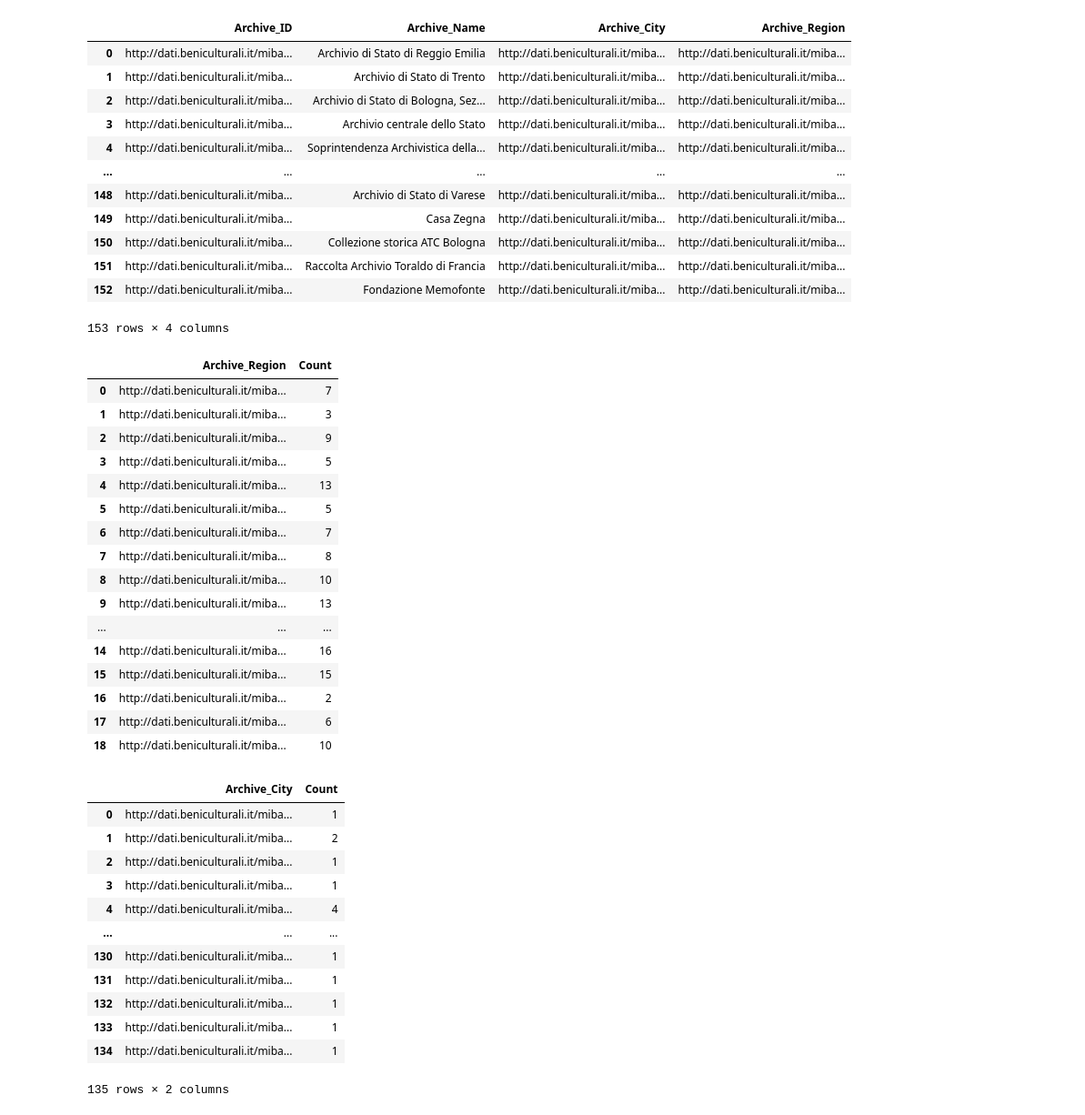
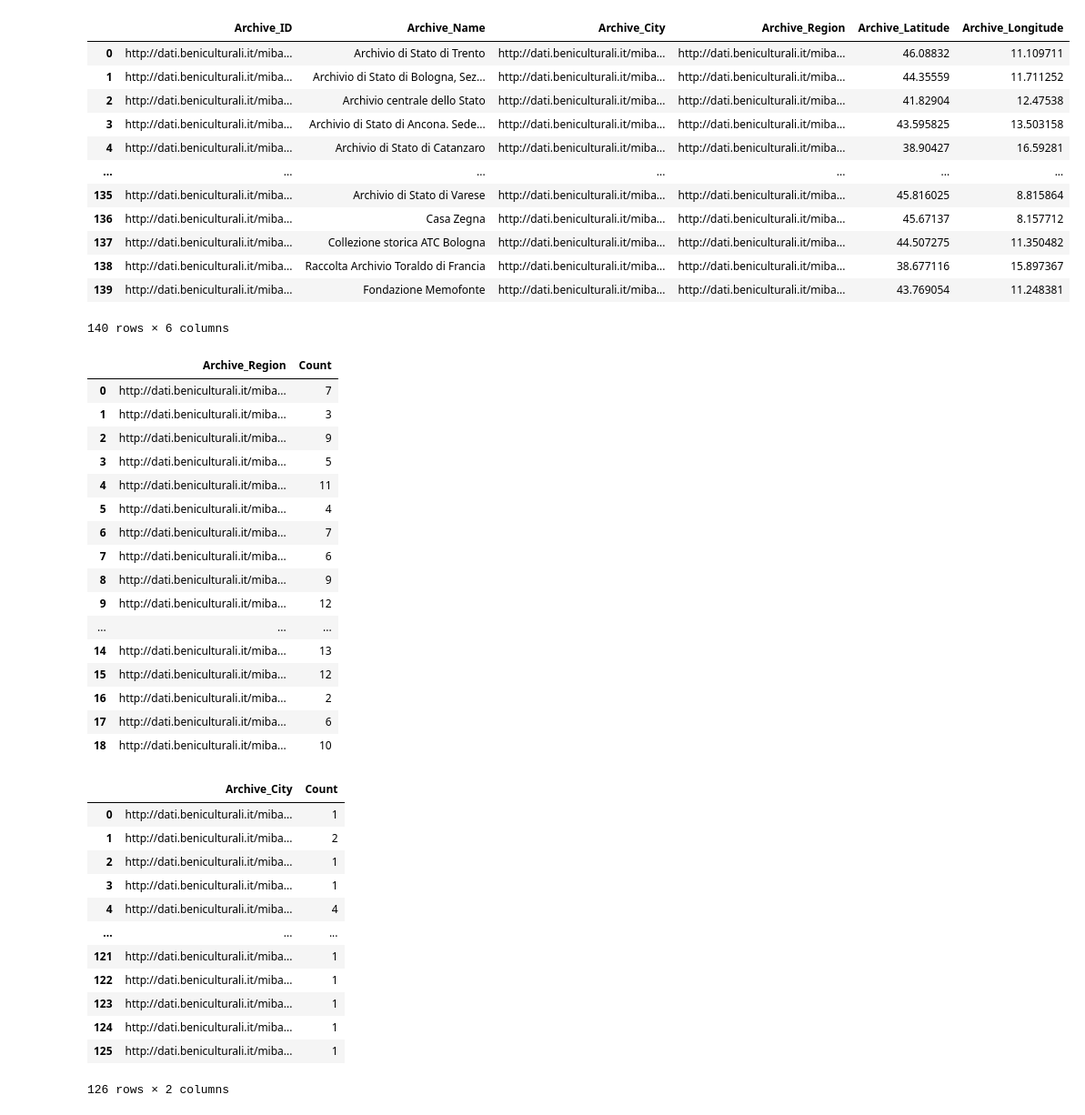
Before and after one commit to alicepicco333/culture4all, a Jupyter notebook: data/Dati_Archivi/luoghi_cultura_explorative_queries - Archives..ipynb, the cells around one changed output. Shown: that part at 91% size. Cells and saved outputs as stored; diff of their text form; code cells hidden in the pictures.

```diff
--- a/data/Dati_Archivi/luoghi_cultura_explorative_queries - Archives..ipynb
+++ b/data/Dati_Archivi/luoghi_cultura_explorative_queries - Archives..ipynb
@@ -20,8 +20,10 @@ PREFIX rdfs: <http://www.w3.org/2000/01/rdf-schema#>
 PREFIX cis: <http://dati.beniculturali.it/cis/>
 PREFIX dc: <http://purl.org/dc/elements/1.1/>
 PREFIX clvapit: <https://w3id.org/italia/onto/CLV/>
+PREFIX geo1: <http://www.w3.org/2003/01/geo/wgs84_pos#>
 
-SELECT ?archive ?archivelabel ?archiveCity ?archiveRegion
+
+SELECT ?archive ?archivelabel ?archiveCity ?archiveRegion ?archiveLatitude ?archiveLongitude
 WHERE {
 
    {
@@ -39,6 +41,8 @@ WHERE {
   ?archiveSite cis:siteAddress ?archiveAddress.
   ?archiveAddress clvapit:hasRegion ?archiveRegion.
   ?archiveAddress clvapit:hasCity ?archiveCity.
+  ?archive geo1:lat ?archiveLatitude.
+  ?archive geo1:long ?archiveLongitude.
 }
 """
 
@@ -49,61 +53,61 @@ results = g.query(query_1)
 
 #Archives Dataframe
 data_Archives = []
 for row in results:
-    data_Archives.append({'Archive_ID': str(row['archive']), 'Archive_Name': str(row['archivelabel']), 'Archive_City': str(row['archiveCity']),'Archive_Region': str(row['archiveRegion']) })
+    data_Archives.append({'Archive_ID': str(row['archive']), 'Archive_Name': str(row['archivelabel']), 'Archive_City': str(row['archiveCity']),'Archive_Region': str(row['archiveRegion']),'Archive_Latitude': str(row['archiveLatitude']), 'Archive_Longitude': str(row['archiveLongitude'])})
 df_archives = pd.DataFrame(data_Archives)
 
 #Dataframes for counting archives by their city and region
 archive_region_counts = df_archives.groupby('Archive_Region').size().reset_index(name='Count')
 archive_city_counts = df_archives.groupby('Archive_City').size().reset_index(name='Count')
 
 #Displaying all dataframes for Archives entities
 display(df_archives)
 display(archive_region_counts)
 display(archive_city_counts)
 
 
 #CSV from all Dataframes for Archives
 csv_file_archives = "Archives_Luoghi_Cultura.csv"
 df_archives.to_csv(csv_file_archives, index=False, encoding='utf-8')
 print(f"Results have been written to {csv_file_archives}")
 
 csv_file_archives_region_count = "Archives_region_count_Luoghi_Cultura.csv"
 archive_region_counts.to_csv(csv_file_archives_region_count, index=False, encoding='utf-8')
 print(f"Results have been written to {csv_file_archives_region_count}")
 
 
 csv_file_archives_city_count = "Archives_city_count_Luoghi_Cultura.csv"
 archive_city_counts.to_csv(csv_file_archives_city_count, index=False, encoding='utf-8')
 print(f"Results have been written to {csv_file_archives_city_count}")
 # %% [output]
-|  | Archive_ID | Archive_Name | Archive_City | Archive_Region |
-| 0 | http://dati.beniculturali.it/miba... | Archivio di Stato di Reggio Emilia | http://dati.beniculturali.it/miba... | http://dati.beniculturali.it/miba... |
-| 1 | http://dati.beniculturali.it/miba... | Archivio di Stato di Trento | http://dati.beniculturali.it/miba... | http://dati.beniculturali.it/miba... |
-| 2 | http://dati.beniculturali.it/miba... | Archivio di Stato di Bologna, Sez... | http://dati.beniculturali.it/miba... | http://dati.beniculturali.it/miba... |
-| 3 | http://dati.beniculturali.it/miba... | Archivio centrale dello Stato | http://dati.beniculturali.it/miba... | http://dati.beniculturali.it/miba... |
-| 4 | http://dati.beniculturali.it/miba... | Soprintendenza Archivistica della... | http://dati.beniculturali.it/miba... | http://dati.beniculturali.it/miba... |
-| ... | ... | ... | ... | ... |
-| 148 | http://dati.beniculturali.it/miba... | Archivio di Stato di Varese | http://dati.beniculturali.it/miba... | http://dati.beniculturali.it/miba... |
-| 149 | http://dati.beniculturali.it/miba... | Casa Zegna | http://dati.beniculturali.it/miba... | http://dati.beniculturali.it/miba... |
-| 150 | http://dati.beniculturali.it/miba... | Collezione storica ATC Bologna | http://dati.beniculturali.it/miba... | http://dati.beniculturali.it/miba... |
-| 151 | http://dati.beniculturali.it/miba... | Raccolta Archivio Toraldo di Francia | http://dati.beniculturali.it/miba... | http://dati.beniculturali.it/miba... |
-| 152 | http://dati.beniculturali.it/miba... | Fondazione Memofonte | http://dati.beniculturali.it/miba... | http://dati.beniculturali.it/miba... |
+|  | Archive_ID | Archive_Name | Archive_City | Archive_Region | Archive_Latitude | Archive_Longitude |
+| 0 | http://dati.beniculturali.it/miba... | Archivio di Stato di Trento | http://dati.beniculturali.it/miba... | http://dati.beniculturali.it/miba... | 46.08832 | 11.109711 |
+| 1 | http://dati.beniculturali.it/miba... | Archivio di Stato di Bologna, Sez... | http://dati.beniculturali.it/miba... | http://dati.beniculturali.it/miba... | 44.35559 | 11.711252 |
+| 2 | http://dati.beniculturali.it/miba... | Archivio centrale dello Stato | http://dati.beniculturali.it/miba... | http://dati.beniculturali.it/miba... | 41.82904 | 12.47538 |
+| 3 | http://dati.beniculturali.it/miba... | Archivio di Stato di Ancona. Sede... | http://dati.beniculturali.it/miba... | http://dati.beniculturali.it/miba... | 43.595825 | 13.503158 |
+| 4 | http://dati.beniculturali.it/miba... | Archivio di Stato di Catanzaro | http://dati.beniculturali.it/miba... | http://dati.beniculturali.it/miba... | 38.90427 | 16.59281 |
+| ... | ... | ... | ... | ... | ... | ... |
+| 135 | http://dati.beniculturali.it/miba... | Archivio di Stato di Varese | http://dati.beniculturali.it/miba... | http://dati.beniculturali.it/miba... | 45.816025 | 8.815864 |
+| 136 | http://dati.beniculturali.it/miba... | Casa Zegna | http://dati.beniculturali.it/miba... | http://dati.beniculturali.it/miba... | 45.67137 | 8.157712 |
+| 137 | http://dati.beniculturali.it/miba... | Collezione storica ATC Bologna | http://dati.beniculturali.it/miba... | http://dati.beniculturali.it/miba... | 44.507275 | 11.350482 |
+| 138 | http://dati.beniculturali.it/miba... | Raccolta Archivio Toraldo di Francia | http://dati.beniculturali.it/miba... | http://dati.beniculturali.it/miba... | 38.677116 | 15.897367 |
+| 139 | http://dati.beniculturali.it/miba... | Fondazione Memofonte | http://dati.beniculturali.it/miba... | http://dati.beniculturali.it/miba... | 43.769054 | 11.248381 |
-153 rows × 4 columns
+140 rows × 6 columns
 |  | Archive_Region | Count |
 | 0 | http://dati.beniculturali.it/miba... | 7 |
 | 1 | http://dati.beniculturali.it/miba... | 3 |
 | 2 | http://dati.beniculturali.it/miba... | 9 |
 | 3 | http://dati.beniculturali.it/miba... | 5 |
-| 4 | http://dati.beniculturali.it/miba... | 13 |
-| 5 | http://dati.beniculturali.it/miba... | 5 |
+| 4 | http://dati.beniculturali.it/miba... | 11 |
+| 5 | http://dati.beniculturali.it/miba... | 4 |
 | 6 | http://dati.beniculturali.it/miba... | 7 |
-| 7 | http://dati.beniculturali.it/miba... | 8 |
-| 8 | http://dati.beniculturali.it/miba... | 10 |
-| 9 | http://dati.beniculturali.it/miba... | 13 |
+| 7 | http://dati.beniculturali.it/miba... | 6 |
+| 8 | http://dati.beniculturali.it/miba... | 9 |
+| 9 | http://dati.beniculturali.it/miba... | 12 |
 | ... | ... | ... |
-| 14 | http://dati.beniculturali.it/miba... | 16 |
-| 15 | http://dati.beniculturali.it/miba... | 15 |
+| 14 | http://dati.beniculturali.it/miba... | 13 |
+| 15 | http://dati.beniculturali.it/miba... | 12 |
 | 16 | http://dati.beniculturali.it/miba... | 2 |
 | 17 | http://dati.beniculturali.it/miba... | 6 |
 | 18 | http://dati.beniculturali.it/miba... | 10 |
@@ -114,12 +118,12 @@ print(f"Results have been written to {csv_file_archives_city_count}")
 | 3 | http://dati.beniculturali.it/miba... | 1 |
 | 4 | http://dati.beniculturali.it/miba... | 4 |
 | ... | ... | ... |
-| 130 | http://dati.beniculturali.it/miba... | 1 |
-| 131 | http://dati.beniculturali.it/miba... | 1 |
-| 132 | http://dati.beniculturali.it/miba... | 1 |
-| 133 | http://dati.beniculturali.it/miba... | 1 |
-| 134 | http://dati.beniculturali.it/miba... | 1 |
+| 121 | http://dati.beniculturali.it/miba... | 1 |
+| 122 | http://dati.beniculturali.it/miba... | 1 |
+| 123 | http://dati.beniculturali.it/miba... | 1 |
+| 124 | http://dati.beniculturali.it/miba... | 1 |
+| 125 | http://dati.beniculturali.it/miba... | 1 |
-135 rows × 2 columns
+126 rows × 2 columns
 Results have been written to Archives_Luoghi_Cultura.csv
 Results have been written to Archives_region_count_Luoghi_Cultura.csv
 Results have been written to Archives_city_count_Luoghi_Cultura.csv
```
Also changed, not shown: 15 other files.
